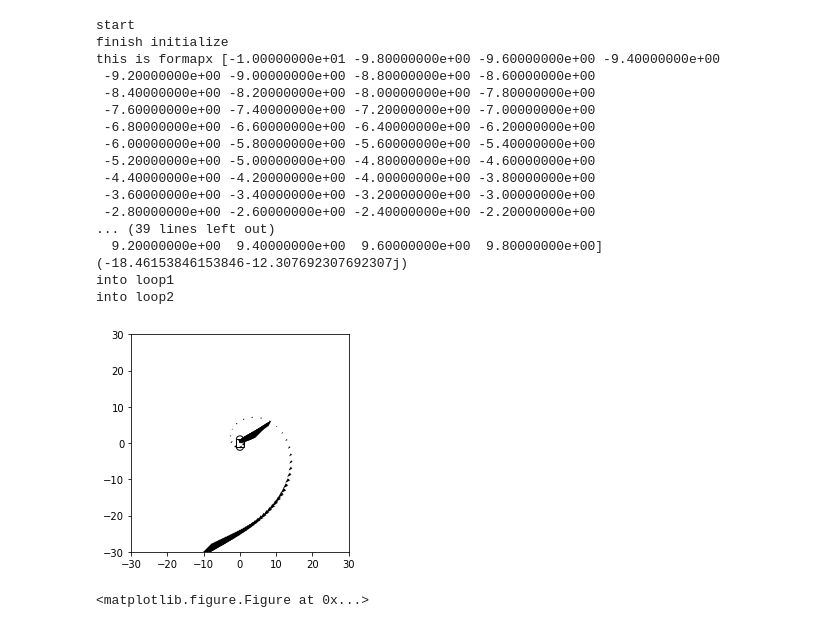
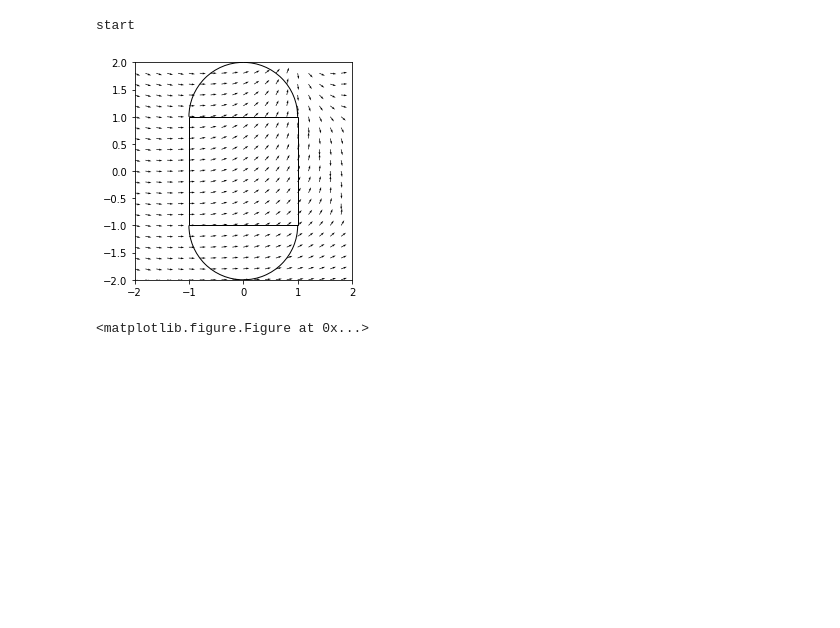
Before and after one commit to mastercljohnson/FingerPrint-Project, a Jupyter notebook: fingerprint_area.ipynb, the cells around one changed output. Saved outputs shown, nothing was run; the diff lists cells and outputs as text; code cells hidden in the pictures; blank space fills up the shorter version.

```diff
--- a/fingerprint_area.ipynb
+++ b/fingerprint_area.ipynb
@@ -1,4 +1,5 @@
 # %%
+import cmath
 import numpy as np
 from matplotlib import patches
 import matplotlib.pyplot as plt
@@ -7,12 +8,26 @@ from matplotlib.collections import PatchCollection
 print ("start")
 
 #create iterable for function mapping
-formapx=np.arange(-10,10,0.2)
+#formapx=np.arange(-10,10,0.2)
 # formapy= [0]*len(formapx)
-formapy=np.arange(-10,10,0.2)
-print ("finish initialize")
-print ("this is formapx",formapx)
-print ("this is formapy",formapy)
+#formapy=np.arange(-10,10,0.2)
+
+looptemp = np.arange(-2.0,2.0,0.2)
+
+#print(looptemp)
+
+formapx = []
+formapy = []
+
+for u in looptemp:
+    for o in looptemp:
+        formapx.append(u)
+        formapy.append(o)
+
+#print(formapx)
+#print ("finish initialize")
+#print ("this is formapx",formapx)
+#print ("this is formapy",formapy)
 
 formap = []
 xval = []
@@ -35,10 +50,11 @@ def complexfunction(x,minutiaArray):
             val=val*(x-minutiaArray[i][0])
         if(minutiaArray[i][1]==0):
             val=val/(x-minutiaArray[i][0])
+    val = cmath.sqrt(val)
     return val
 
-print (complexfunction(2,minutiaArray))
-print ("into loop1")
+#print (complexfunction(2,minutiaArray))
+#print ("into loop1")
 
 i = 0
 while i < len(formapx):
@@ -46,10 +62,10 @@ while i < len(formapx):
 #     print(complex(formapx[i],formapy[i]))
     i+=1
 
-print ("into loop2")
+#print ("into loop2")
 for z in formap:
-    xval.append(complexfunction(z,minutiaArray).real)
-    yval.append(complexfunction(z,minutiaArray).imag)
+    xval.append(4*complexfunction(z,minutiaArray).real/(np.abs(complexfunction(z,minutiaArray))))
+    yval.append(4*complexfunction(z,minutiaArray).imag/(np.abs(complexfunction(z,minutiaArray))))
 
 
 
@@ -58,7 +74,7 @@ for z in formap:
 
 #plotting the fingerprint
 fig, ax = plt.subplots()
-ax.axis([-30,30,-30,30])
+ax.axis([-2,2,-2,2])
 patch = []
 
 #these width and height parameters will be updated once the script for
@@ -68,49 +84,33 @@ width, height = 2,2
 angle= 0
 
 
 
 
 fig = plt.figure()
 e1 = patches.Arc((xcenter, ycenter+height/2), width, height,
                      angle,theta1=0.0,theta2=90.0)
 e2 = patches.Arc((xcenter, ycenter+height/2), width, height,
                      angle,theta1=90,theta2=180)
 e3 = patches.Arc((xcenter, ycenter-height/2), width, height,
                      angle,theta1=180,theta2=270)
 e4 = patches.Arc((xcenter, ycenter-height/2), width, height,
                      theta1=270,theta2=0)
 r1= patches.Rectangle((xcenter-width/2, ycenter-height/2), width, height,
                      angle,fill=False)
 #p = PatchCollection(patch)
 #ax.add_collection(p)
 ax.add_patch(e1)
 ax.add_patch(e4)
 ax.add_patch(e3)
 ax.add_patch(e2)
 ax.add_patch(r1)
 
 #quiverplot will eventually be used with the arrays from the function
-ax.quiver(xval,yval,formapx,formapy)
+ax.quiver(formapx,formapy,xval,yval)
 # ax.quiver(xval,yval)
 ax.set_aspect('equal','box')
 plt.show()
 # %% [output]
 start
-finish initialize
-this is formapx [-1.00000000e+01 -9.80000000e+00 -9.60000000e+00 -9.40000000e+00
- -9.20000000e+00 -9.00000000e+00 -8.80000000e+00 -8.60000000e+00
- -8.40000000e+00 -8.20000000e+00 -8.00000000e+00 -7.80000000e+00
- -7.60000000e+00 -7.40000000e+00 -7.20000000e+00 -7.00000000e+00
- -6.80000000e+00 -6.60000000e+00 -6.40000000e+00 -6.20000000e+00
- -6.00000000e+00 -5.80000000e+00 -5.60000000e+00 -5.40000000e+00
- -5.20000000e+00 -5.00000000e+00 -4.80000000e+00 -4.60000000e+00
- -4.40000000e+00 -4.20000000e+00 -4.00000000e+00 -3.80000000e+00
- -3.60000000e+00 -3.40000000e+00 -3.20000000e+00 -3.00000000e+00
- -2.80000000e+00 -2.60000000e+00 -2.40000000e+00 -2.20000000e+00
-... (39 lines left out)
-  9.20000000e+00  9.40000000e+00  9.60000000e+00  9.80000000e+00]
-(-18.46153846153846-12.307692307692307j)
-into loop1
-into loop2
-[figure, old version]
+[figure, new version]
 <matplotlib.figure.Figure at 0x...>
```
Also changed, not shown: parts of 3 cells of this notebook.
